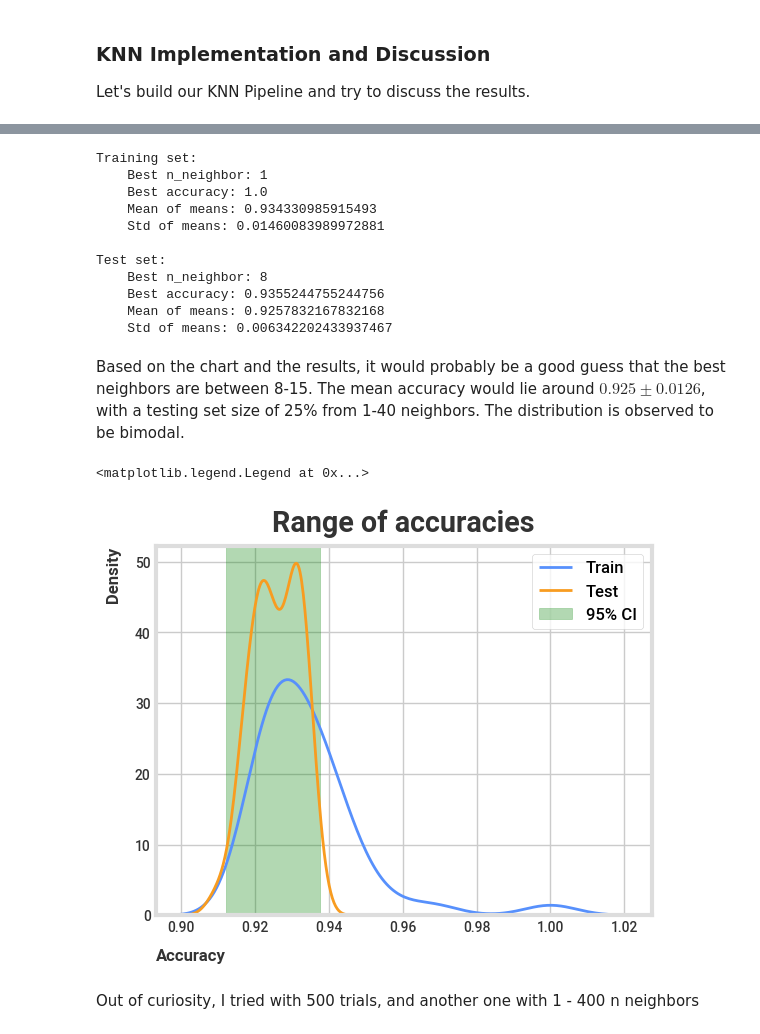
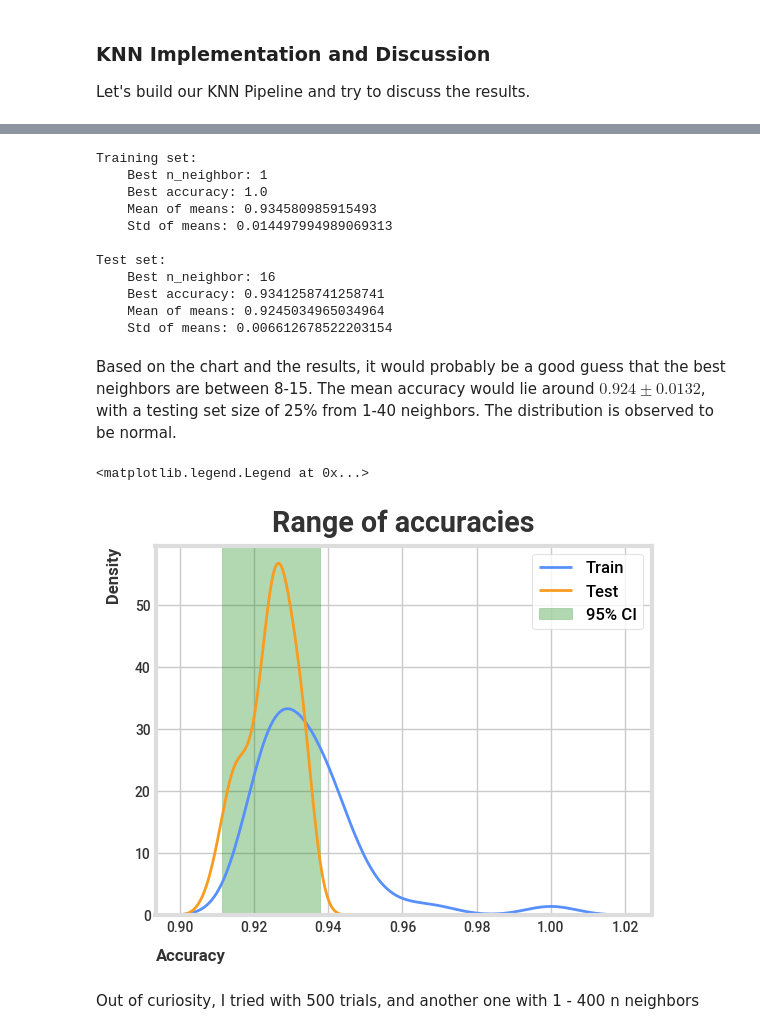
Before and after one commit to iragca/machine-learning, a Jupyter notebook: notebooks/assignments/1.0_KNN-Implementation.ipynb, the cells around one changed output, grey strips where cells are left out. Drawn from its saved outputs; the diff is of its cells as text; code cells hidden in the pictures.

```diff
--- a/notebooks/assignments/1.0_KNN-Implementation.ipynb
+++ b/notebooks/assignments/1.0_KNN-Implementation.ipynb
@@ -139,7 +141,7 @@ class KNNPipeline:
     ) -> Tuple[List[float], List[float]]:
         """Perform grid search over different n_neighbors values"""
         logger.info(
-            f"Starting Grid Search for {self.data_name}"
+            f"Starting Grid Search for {self.data_name}. "
             f"n_neighbors: {n_neighbors}, trials: {trials}"
         )
 
@@ -153,16 +155,18 @@ class KNNPipeline:
             train_means.append(train_mean)
             test_means.append(test_mean)
 
+        train_means, test_means = np.array(train_means), np.array(test_means)
+
         chart = None
         if plot:
             chart = self._plot_results(n_neighbors, train_means, test_means, trials)
 
         logger.info(
             f"Finished Grid Search for {self.data_name}\n "
-            f"Train: {train_means}\n "
-            f"Test: {test_means}"
+            f"Train max accuracy: {train_means.max()}\n "
+            f"Test max accuracy: {test_means.max()}"
         )
-        return np.array(train_means), np.array(test_means), self.data_name, chart
+        return train_means, test_means, self.data_name, chart
 
     def _plot_results(
         self,
@@ -411,28 +422,34 @@ Test set:
 Training set:
     Best n_neighbor: 1
     Best accuracy: 1.0
-    Mean of means: 0.934330985915493
-    Std of means: 0.01460083989972881
+    Mean of means: 0.934580985915493
+    Std of means: 0.014497994989069313
 
 Test set:
-    Best n_neighbor: 8
-    Best accuracy: 0.9355244755244756
-    Mean of means: 0.9257832167832168
-    Std of means: 0.006342202433937467
+    Best n_neighbor: 16
+    Best accuracy: 0.9341258741258741
+    Mean of means: 0.9245034965034964
+    Std of means: 0.006612678522203154
 # %% [markdown]
-Based on the chart and the results, it would probably be a good guess that the best neighbors are between 8-15. The mean accuracy would lie around $0.925\pm0.0126$, with a testing set size of 25% from 1-40 neighbors. The distribution is observed to be bimodal.
+Based on the chart and the results, it would probably be a good guess that the best neighbors are between 8-15. The mean accuracy would lie around $0.924\pm0.0132$, with a testing set size of 25% from 1-40 neighbors. The distribution is observed to be normal.
 # %%
 sns.kdeplot(bc_train_results, label='Train')
 sns.kdeplot(bc_test_results, label='Test')
 
-plt.axvspan(0.925 - 0.0126, 0.925 + 0.0126, color='green', alpha=0.3, label="95% CI")
+bc_mean = bc_test_results.mean()
+bc_2std = bc_test_results.std() * 2
+
+plt.axvspan(
+    bc_mean - bc_2std, bc_mean + bc_2std,
+    color='green', alpha=0.3, label="95% CI"
+)
 plt.title("Range of accuracies")
 plt.xlabel("Accuracy")
 plt.grid()
 plt.legend()
 # %% [output]
 <matplotlib.legend.Legend at 0x...>
-[figure, old version]
+[figure, new version]
 # %% [markdown]
 Out of curiosity, I tried with 500 trials, and another one with 1 - 400 n neighbors
 # %%
```
Also changed, not shown: parts of 18 cells of this notebook.
